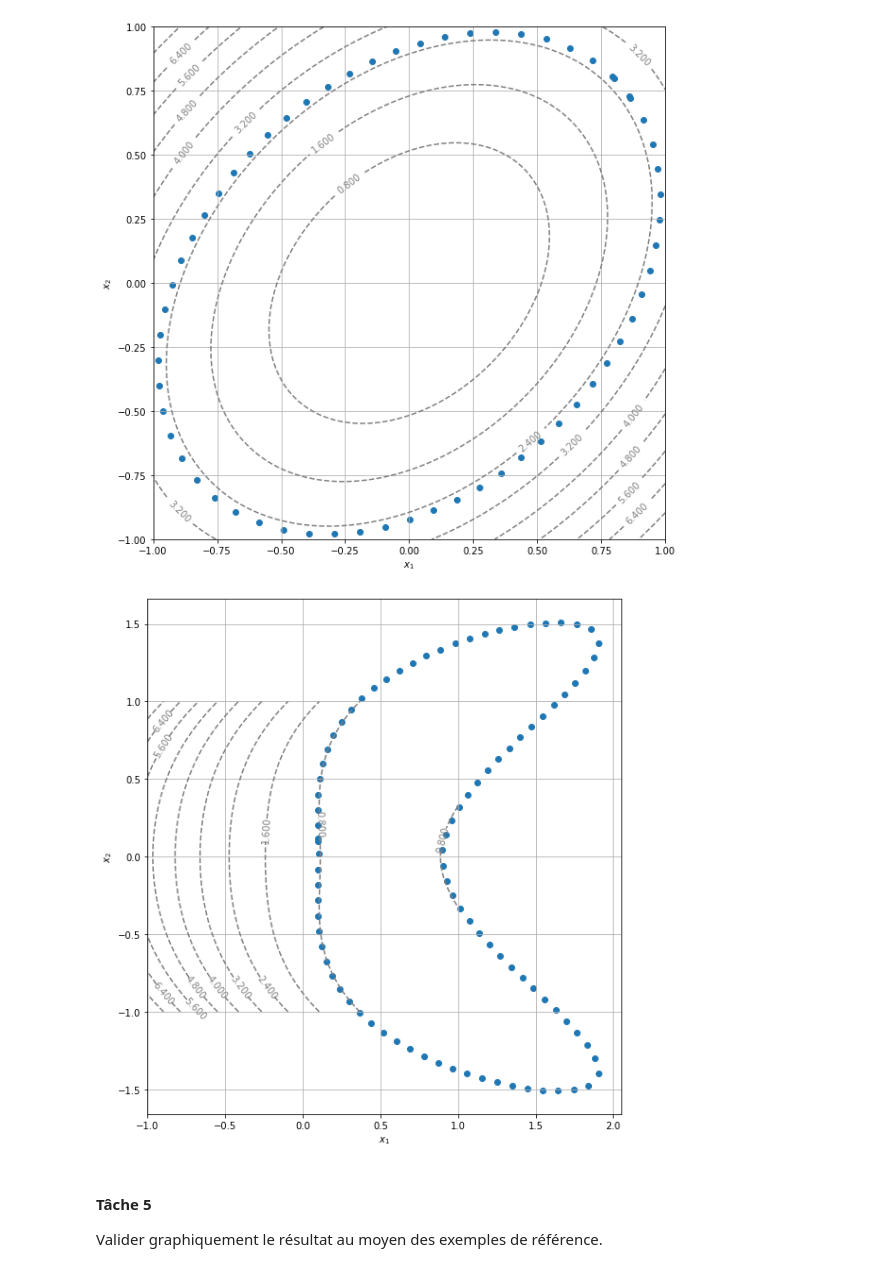
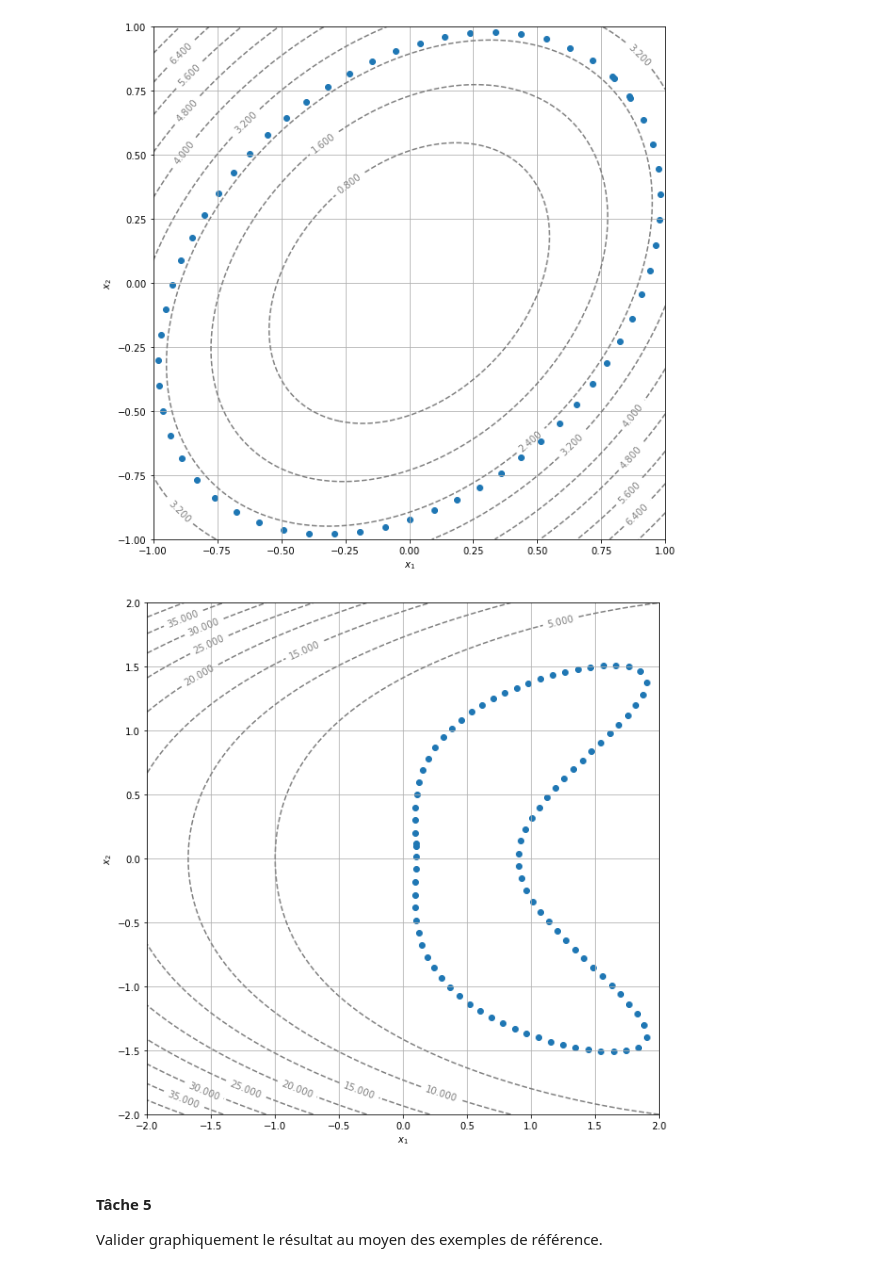
Before and after one commit to pierrelouisbinachon/Projet-Maths-info-, a Jupyter notebook: Courbe_niveau.ipynb, the cells around one changed output. Drawn from its saved outputs; the diff is of its cells as text; code cells hidden in the pictures.

```diff
--- a/Courbe_niveau.ipynb
+++ b/Courbe_niveau.ipynb
@@ -310,7 +310,7 @@ Nous cherchons dans cette étude à calculer et tracer des courbes de niveau. Ai
 # %% [markdown]
 On veut une valeur de epsilon suffisamment faible pour que le résultat soit précis mais suffisamment grande pour que les calculs ne prennent pas trop de temps à être exécutés
 # %%
-N = 100
+N = 1000
 eps = 10**(-10)
 # %% [markdown]
 #### Tâche 1
@@ -500,18 +500,18 @@ plt.show()
 # %%
 display_contour(
     f2,
-    x=np.linspace(-1.0, 1.0, 100),
-    y=np.linspace(-1.0, 1.0, 100),
+    x=np.linspace(-2.0, 2.0, 100),
+    y=np.linspace(-2.0, 2.0, 100),
     levels=10 # 10 levels, automatically selected
 )
 Z = level_curve_corrig(f2, 0.1, 0.1)
 
 X = Z[:,0]
 Y = Z[:,1]
 plt.scatter(X, Y)
 plt.show()
 # %% [output]
-[figure, old version]
+[figure, new version]
 # %% [markdown]
 #### Tâche 5
 
```
Also changed, not shown: parts of 3 cells of this notebook.
